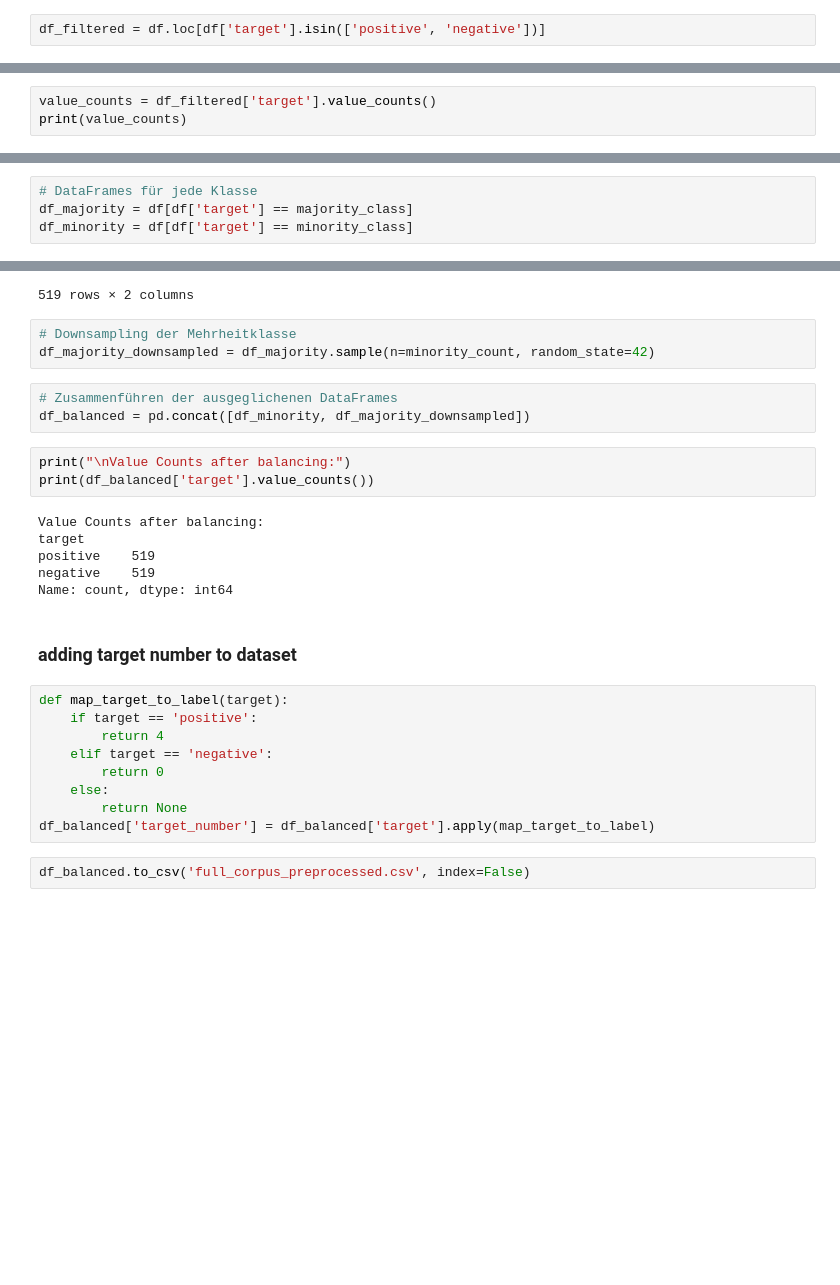
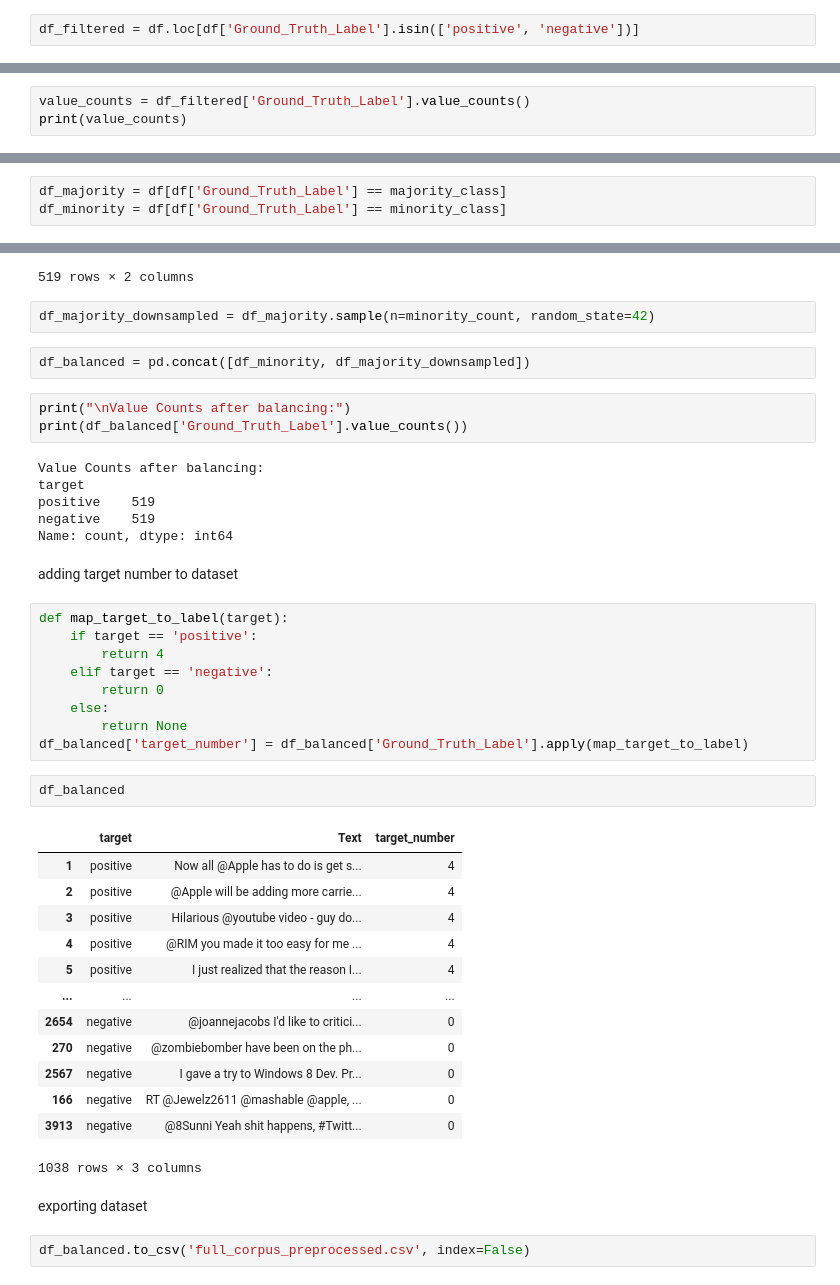
Before and after one commit to Lukas-wsc/Data-Exploration, a Jupyter notebook: Data-Preparation/Twitter-Corpus/Preprocessing_corpus.ipynb, the cells around one changed output, grey strips where cells are left out. Cells and saved outputs as stored; diff of their text form; blank space fills up the shorter version.

```diff
--- a/Data-Preparation/Twitter-Corpus/Preprocessing_corpus.ipynb
+++ b/Data-Preparation/Twitter-Corpus/Preprocessing_corpus.ipynb
@@ -50,5 +54,5 @@ df.columns = new_header
 # %%
-df_filtered = df.loc[df['target'].isin(['positive', 'negative'])]
+df_filtered = df.loc[df['Ground_Truth_Label'].isin(['positive', 'negative'])]
 # %%
 df_filtered
 # %% [output]
@@ -68,5 +74,5 @@ df_filtered
 # %%
-value_counts = df_filtered['target'].value_counts()
+value_counts = df_filtered['Ground_Truth_Label'].value_counts()
 print(value_counts)
 # %% [output]
 target
@@ -83,9 +88,8 @@ print(minority_count)
 # %% [output]
 519
 # %%
-# DataFrames für jede Klasse
-df_majority = df[df['target'] == majority_class]
-df_minority = df[df['target'] == minority_class]
+df_majority = df[df['Ground_Truth_Label'] == majority_class]
+df_minority = df[df['Ground_Truth_Label'] == minority_class]
 # %%
 df_majority
 # %% [output]
@@ -119,14 +123,12 @@ df_minority
 | 3885 | positive | My Facebook messed up and I had t... |
 519 rows × 2 columns
 # %%
-# Downsampling der Mehrheitklasse
 df_majority_downsampled = df_majority.sample(n=minority_count, random_state=42)
 # %%
-# Zusammenführen der ausgeglichenen DataFrames
 df_balanced = pd.concat([df_minority, df_majority_downsampled])
 # %%
 print("\nValue Counts after balancing:")
-print(df_balanced['target'].value_counts())
+print(df_balanced['Ground_Truth_Label'].value_counts())
 # %% [output]
 Value Counts after balancing:
 target
@@ -134,7 +136,7 @@ positive    519
 negative    519
 Name: count, dtype: int64
 # %% [markdown]
-### adding target number to dataset
+adding target number to dataset
 # %%
 def map_target_to_label(target):
     if target == 'positive':
@@ -143,6 +145,24 @@ def map_target_to_label(target):
         return 0
     else:
         return None
-df_balanced['target_number'] = df_balanced['target'].apply(map_target_to_label)
+df_balanced['target_number'] = df_balanced['Ground_Truth_Label'].apply(map_target_to_label)
+# %%
+df_balanced
+# %% [output]
+|  | target | Text | target_number |
+| 1 | positive | Now all @Apple has to do is get s... | 4 |
+| 2 | positive | @Apple will be adding more carrie... | 4 |
+| 3 | positive | Hilarious @youtube video - guy do... | 4 |
+| 4 | positive | @RIM you made it too easy for me ... | 4 |
+| 5 | positive | I just realized that the reason I... | 4 |
+| ... | ... | ... | ... |
+| 2654 | negative | @joannejacobs I'd like to critici... | 0 |
+| 270 | negative | @zombiebomber have been on the ph... | 0 |
+| 2567 | negative | I gave a try to Windows 8 Dev. Pr... | 0 |
+| 166 | negative | RT @Jewelz2611 @mashable @apple, ... | 0 |
+| 3913 | negative | @8Sunni Yeah shit happens, #Twitt... | 0 |
+1038 rows × 3 columns
+# %% [markdown]
+exporting dataset
 # %%
 df_balanced.to_csv('full_corpus_preprocessed.csv', index=False)
```
Also changed, not shown: parts of 10 cells of this notebook, 1 other file.
